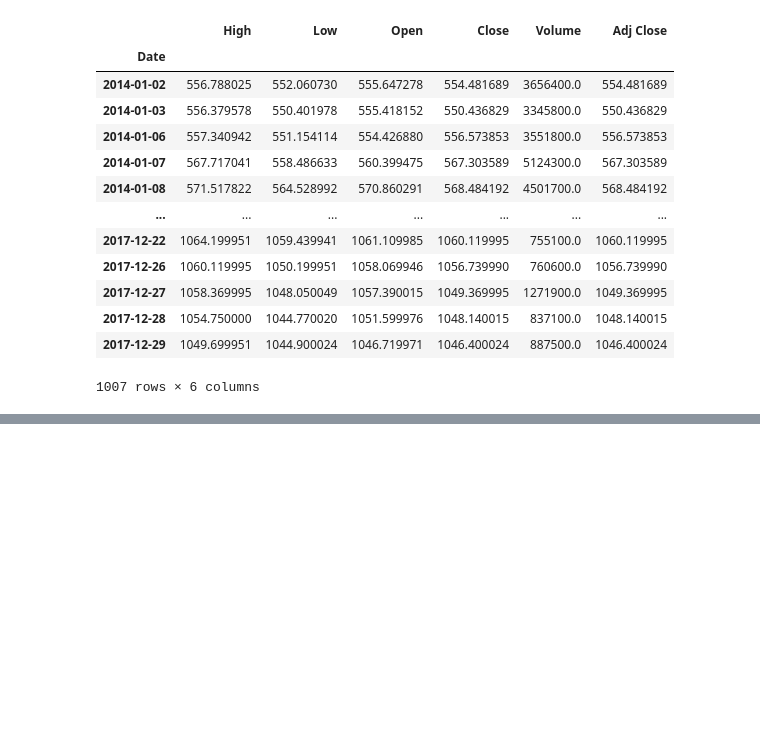
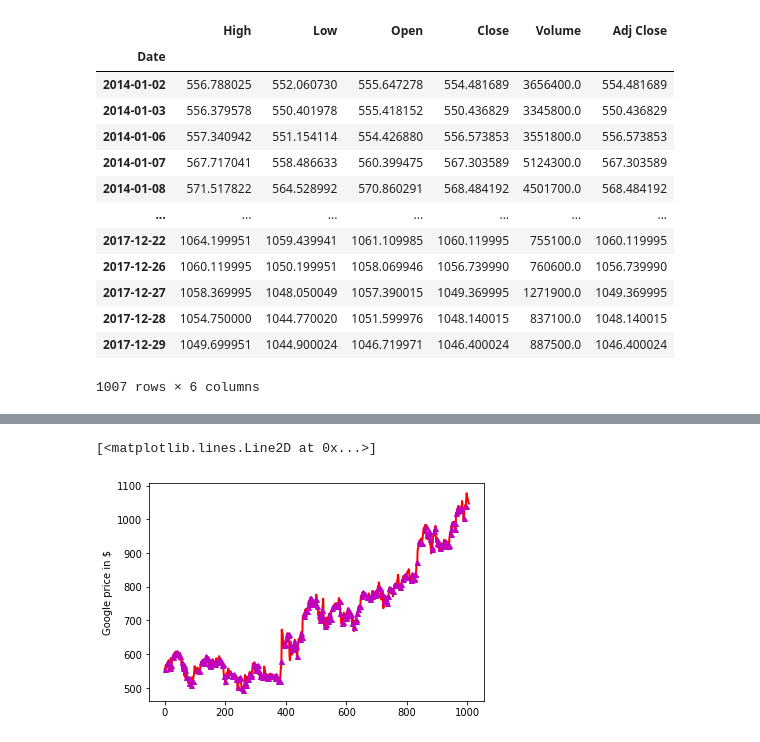
Before and after one commit to mostafaghadimi/algorithmic_trading, a Jupyter notebook: Algorithm.ipynb, the cells around one changed output, grey strips where cells are left out. Saved outputs shown, nothing was run; the diff lists cells and outputs as text; code cells hidden in the pictures; blank space fills up the shorter version.

```diff
--- a/Algorithm.ipynb
+++ b/Algorithm.ipynb
@@ -44,0 +65,8 @@ google_data_signal.head()
+# %%
+fig = plt.figure()
+ax1 = fig.add_subplot(111, ylabel="Google price in $")
+google_data_signal['price'].plot(ax=ax1, color='r', lw=2.)
+ax1.plot(google_data_signal.loc[google_data_signal['positions'] == 1.0].index, google_data_signal['price'][google_data_signal['positions'] == 1.0], '^', markersize=5, color='m')
+# %% [output]
+[<matplotlib.lines.Line2D at 0x...>]
+[figure, added]
```
Also changed, not shown: parts of 8 cells of this notebook, 2 other files.
